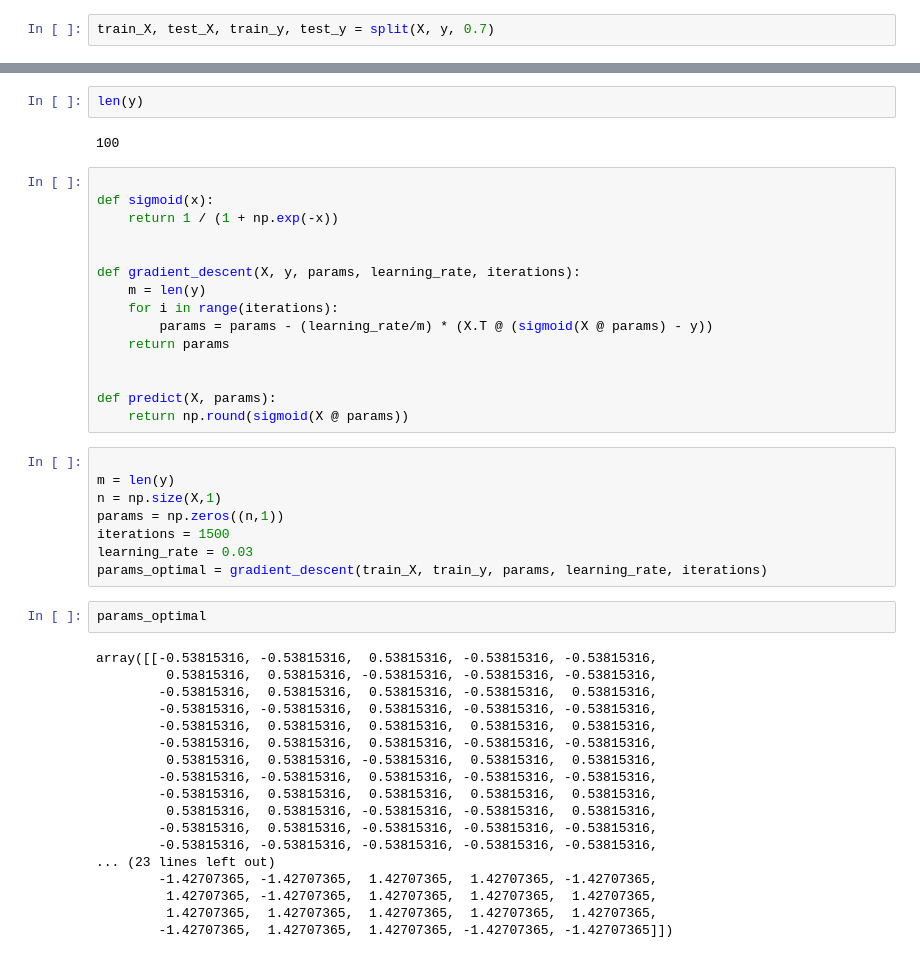
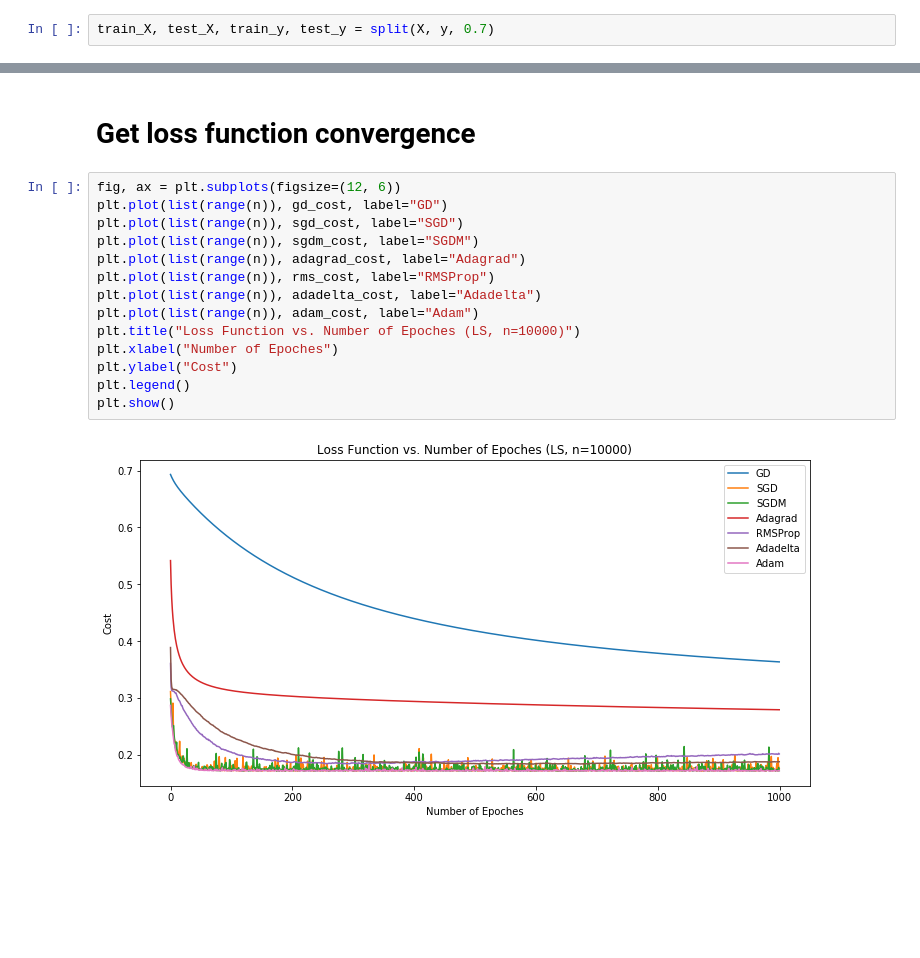
Before and after one commit to anyu0/machine-learning-2020s, a Jupyter notebook: hw2/p5.ipynb, the cells around one changed output, grey strips where cells are left out. Drawn from its saved outputs; the diff is of its cells as text; blank space fills up the shorter version.

```diff
--- a/hw2/p5.ipynb
+++ b/hw2/p5.ipynb
@@ -327,47 +374,18 @@ plt.show()
-# %%
-len(y)
-# %% [output]
-100
-# %%
-
-def sigmoid(x):
-    return 1 / (1 + np.exp(-x))
-
-
-def gradient_descent(X, y, params, learning_rate, iterations):
-    m = len(y)
-    for i in range(iterations):
-        params = params - (learning_rate/m) * (X.T @ (sigmoid(X @ params) - y))
-    return params
-
-
-def predict(X, params):
-    return np.round(sigmoid(X @ params))
-# %%
-
-m = len(y)
-n = np.size(X,1)
-params = np.zeros((n,1))
-iterations = 1500
-learning_rate = 0.03
-params_optimal = gradient_descent(train_X, train_y, params, learning_rate, iterations)
-# %%
-params_optimal
-# %% [output]
-array([[-0.53815316, -0.53815316,  0.53815316, -0.53815316, -0.53815316,
-         0.53815316,  0.53815316, -0.53815316, -0.53815316, -0.53815316,
-        -0.53815316,  0.53815316,  0.53815316, -0.53815316,  0.53815316,
-        -0.53815316, -0.53815316,  0.53815316, -0.53815316, -0.53815316,
-        -0.53815316,  0.53815316,  0.53815316,  0.53815316,  0.53815316,
-        -0.53815316,  0.53815316,  0.53815316, -0.53815316, -0.53815316,
-         0.53815316,  0.53815316, -0.53815316,  0.53815316,  0.53815316,
-        -0.53815316, -0.53815316,  0.53815316, -0.53815316, -0.53815316,
-        -0.53815316,  0.53815316,  0.53815316,  0.53815316,  0.53815316,
-         0.53815316,  0.53815316, -0.53815316, -0.53815316,  0.53815316,
-        -0.53815316,  0.53815316, -0.53815316, -0.53815316, -0.53815316,
-        -0.53815316, -0.53815316, -0.53815316, -0.53815316, -0.53815316,
-... (23 lines left out)
-        -1.42707365, -1.42707365,  1.42707365,  1.42707365, -1.42707365,
-         1.42707365, -1.42707365,  1.42707365,  1.42707365,  1.42707365,
-         1.42707365,  1.42707365,  1.42707365,  1.42707365,  1.42707365,
-        -1.42707365,  1.42707365,  1.42707365, -1.42707365, -1.42707365]])
+# %% [markdown]
+# Get loss function convergence
+# %%
+fig, ax = plt.subplots(figsize=(12, 6))
+plt.plot(list(range(n)), gd_cost, label="GD")
+plt.plot(list(range(n)), sgd_cost, label="SGD")
+plt.plot(list(range(n)), sgdm_cost, label="SGDM")
+plt.plot(list(range(n)), adagrad_cost, label="Adagrad")
+plt.plot(list(range(n)), rms_cost, label="RMSProp")
+plt.plot(list(range(n)), adadelta_cost, label="Adadelta")
+plt.plot(list(range(n)), adam_cost, label="Adam")
+plt.title("Loss Function vs. Number of Epoches (LS, n=10000)")
+plt.xlabel("Number of Epoches")
+plt.ylabel("Cost")
+plt.legend()
+plt.show()
+# %% [output]
+[figure, added]
```
Also changed, not shown: parts of 19 cells of this notebook, 19 other files.
